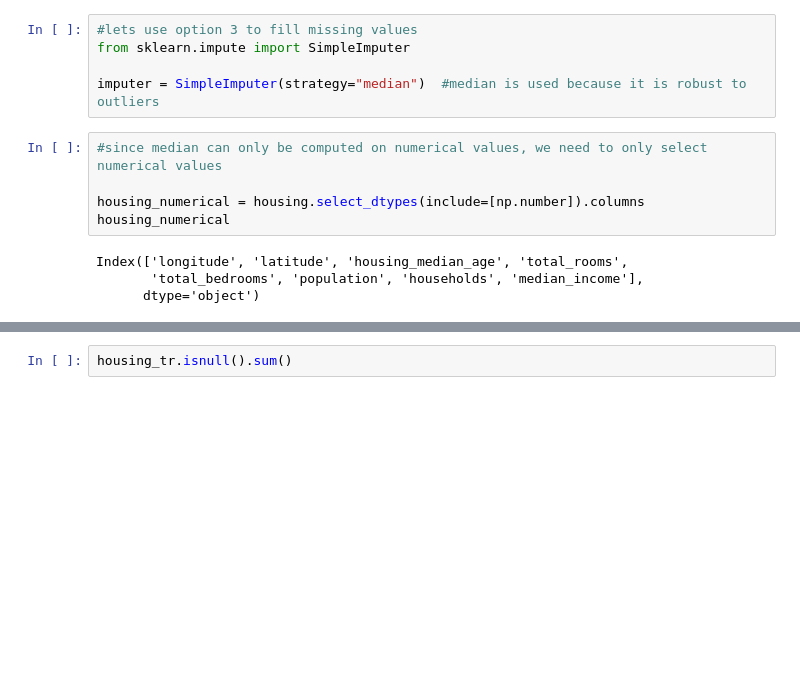
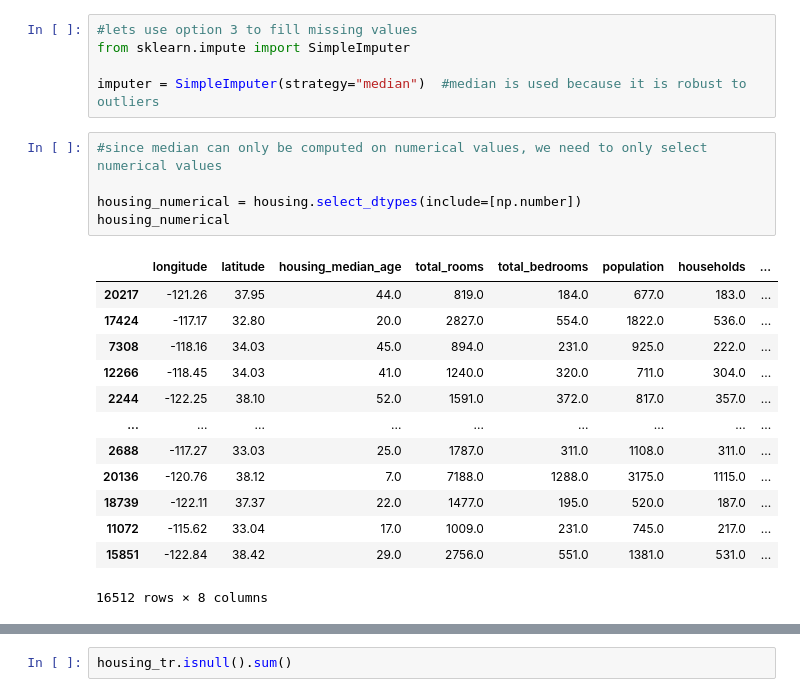
Before and after one commit to misrapk/Complete-Data-Science-and-ML-Preparation, a Jupyter notebook: Projects/01HousingPrice.ipynb, the cells around one changed output, grey strips where cells are left out. Cells and saved outputs as stored; diff of their text form; blank space fills up the shorter version.

```diff
--- a/Projects/01HousingPrice.ipynb
+++ b/Projects/01HousingPrice.ipynb
@@ -298,12 +298,22 @@ imputer = SimpleImputer(strategy="median")  #median is used because it is robust
 # %%
 #since median can only be computed on numerical values, we need to only select numerical values
 
-housing_numerical = housing.select_dtypes(include=[np.number]).columns
+housing_numerical = housing.select_dtypes(include=[np.number])
 housing_numerical
 # %% [output]
+|  | longitude | latitude | housing_median_age | total_rooms | total_bedrooms | population | households | ... |
+| 20217 | -121.26 | 37.95 | 44.0 | 819.0 | 184.0 | 677.0 | 183.0 | ... |
+| 17424 | -117.17 | 32.80 | 20.0 | 2827.0 | 554.0 | 1822.0 | 536.0 | ... |
+| 7308 | -118.16 | 34.03 | 45.0 | 894.0 | 231.0 | 925.0 | 222.0 | ... |
+| 12266 | -118.45 | 34.03 | 41.0 | 1240.0 | 320.0 | 711.0 | 304.0 | ... |
+| 2244 | -122.25 | 38.10 | 52.0 | 1591.0 | 372.0 | 817.0 | 357.0 | ... |
+| ... | ... | ... | ... | ... | ... | ... | ... | ... |
+| 2688 | -117.27 | 33.03 | 25.0 | 1787.0 | 311.0 | 1108.0 | 311.0 | ... |
+| 20136 | -120.76 | 38.12 | 7.0 | 7188.0 | 1288.0 | 3175.0 | 1115.0 | ... |
+| 18739 | -122.11 | 37.37 | 22.0 | 1477.0 | 195.0 | 520.0 | 187.0 | ... |
+| 11072 | -115.62 | 33.04 | 17.0 | 1009.0 | 231.0 | 745.0 | 217.0 | ... |
+| 15851 | -122.84 | 38.42 | 29.0 | 2756.0 | 551.0 | 1381.0 | 531.0 | ... |
-Index(['longitude', 'latitude', 'housing_median_age', 'total_rooms',
-       'total_bedrooms', 'population', 'households', 'median_income'],
-      dtype='object')
+16512 rows × 8 columns
 # %%
 
 # fit the imputer
```
Also changed, not shown: parts of 25 cells of this notebook.
